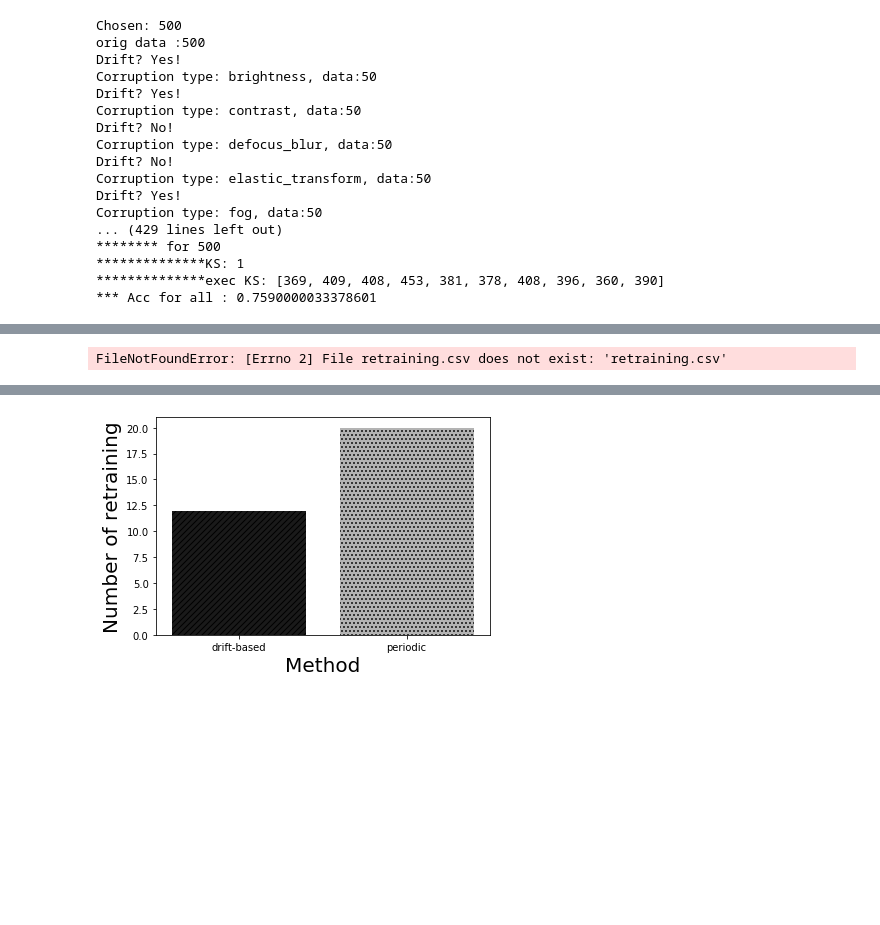
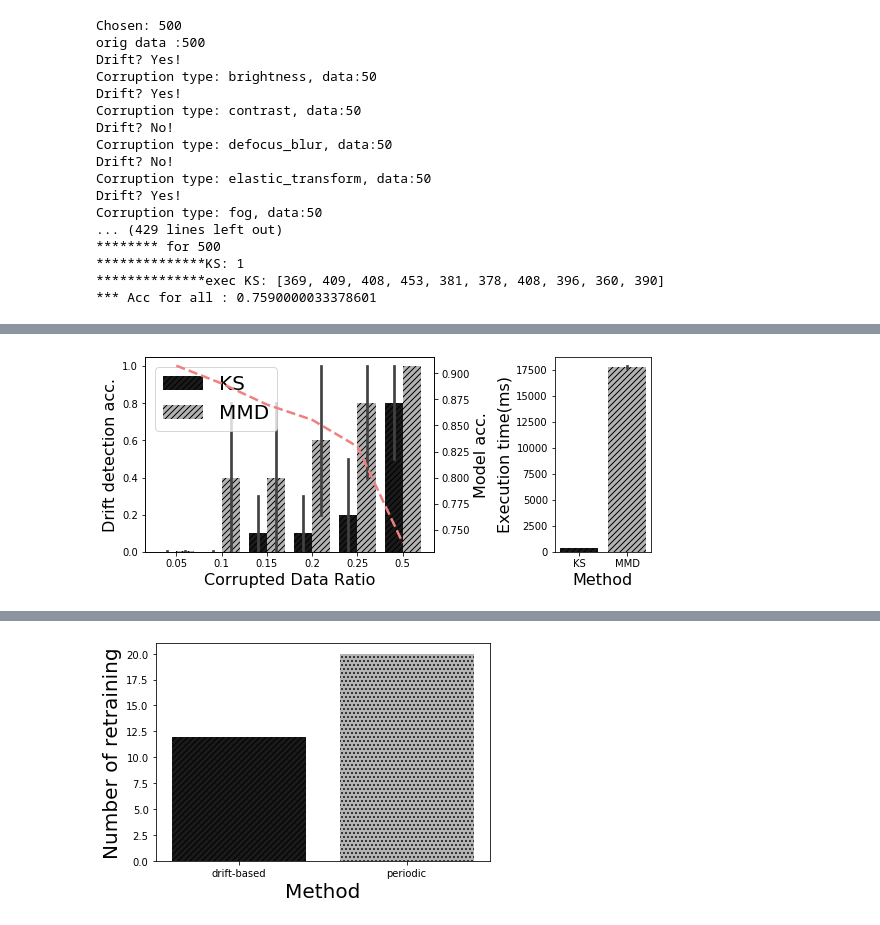
Before and after one commit to mtoslalibu/kfserving, a Jupyter notebook: mert-examples/cd_ks_cifar10.ipynb, the cells around one changed output, grey strips where cells are left out. Cells and saved outputs as stored; diff of their text form; code cells hidden in the pictures; blank space fills up the shorter version.

```diff
--- a/mert-examples/cd_ks_cifar10.ipynb
+++ b/mert-examples/cd_ks_cifar10.ipynb
@@ -391,58 +405,76 @@ import pandas as pd
 sns.set_color_codes("dark")
 # sns.set_palette(sns.color_palette(get_colors()))
 
-df = pd.read_csv('retraining.csv')
+df = pd.read_csv('KS-results-updated.csv')
 # fig,ax = plt.subplots()
 # fig = plt.figure()
-f, ax = plt.subplots()
+# f, ax = plt.subplots()
+fig, (ax, ax3) = plt.subplots(1, 2, figsize=(10,5.5),
+                       gridspec_kw={
+                           'width_ratios': [3, 1]})
+
+fig.tight_layout(pad=9) # Or equivalently,  "plt.tight_layout()"
+
+# line = plt.Line2D((.5,.5),(.4,.9), color="k", linewidth=2)
+# fig.add_artist(line)
+# fig.figsize(30,30)
 # ax2 = ax.twinx()
 
-ax= sns.barplot(
+ax= sns.barplot(ax=ax,
     data=df,
     x="corrupted", y="drift", hue="method",ci=95,palette=sns.color_palette(get_colors())
 )
 
 # # Define some hatches
 # hatches = ['...',  '\\', '',  '\\','-',  '\\','-',  '\\','-',  '\\','-',  '\\','-',  '\\','-',  '\\']
 hatches = ["...","...","...","...","...","...","...","...","...","...","...","..."]
 hatches = ["////","////","////","////","////","////","////","////","////","////","////","////","////"]
 
 # Loop over the bars
 for i,thisbar in enumerate(ax.patches):
     # Set a different hatch for each bar
 #     print(i)
     thisbar.set_hatch(hatches[i])
 
+
+# fig1,ax1 = plt.subplots()
+ax1 = ax.twinx()
+df_line = pd.read_csv('model_acc_line.csv')
+res = np.array([0.907199997,0.890199995,0.869999999,0.855400002,0.829799992,0.737699991])
+sns.lineplot(ax =ax1,data = res,color='lightcoral', linewidth=2.5)
+ax1.lines[0].set_linestyle("--")
+
+ax1.set_ylabel('Model acc.',fontsize=16);
+
 ax.legend(fontsize=20)
-ax.set_ylabel('Acc',fontsize=20);
-ax.set_xlabel('Corrupted Data Ratio',fontsize=20);
+ax.set_ylabel('Drift detection acc.',fontsize=16);
+ax.set_xlabel('Corrupted Data Ratio',fontsize=16);
+
+# fig2,ax2 = plt.subplots()
+# # ax2 = ax.twinx()
+# ax2= sns.lineplot( ax = ax2,
+#     data=df,
+#     x="corrupted", y="model_acc",  sort = False, marker='o'
+# )
+# # ax2.grid(False)
+
+# # ax2.legend(fontsize=20)
+# ax2.set_ylabel('Model Accuracy',fontsize=20);
+# ax2.set_xlabel('Corrupted Data Ratio',fontsize=20);
 
 
-fig2,ax2 = plt.subplots()
-# ax2 = ax.twinx()
-ax2= sns.lineplot( ax = ax2,
-    data=df.loc[df['method'] == "KS"],
-    x="corrupted", y="model_acc",  sort = False, marker='x'
-)
-# ax2.grid(False)
-
-# ax2.legend(fontsize=20)
-ax2.set_ylabel('Model Accuracy',fontsize=20);
-ax2.set_xlabel('Corrupted Data Ratio',fontsize=20);
-
-
-fig,ax3 = plt.subplots()
+# fig,ax3 = plt.subplots()
 a= sns.barplot(ax=ax3,
     data=df,
     x="method", y="exec",ci=95
 )
 for i,thisbar in enumerate(a.patches):
     # Set a different hatch for each bar
 #     print(i)
     thisbar.set_hatch(hatches[i])
 
-ax3.legend(fontsize=20)
-ax3.set_ylabel('Execution time',fontsize=20);
-ax3.set_xlabel('Corrupted Data Ratio',fontsize=20);
+# ax3.legend(fontsize=20)
+ax3.set_ylabel('Execution time(ms)',fontsize=16);
+ax3.set_xlabel('Method',fontsize=16);
 # %% [output]
-FileNotFoundError: [Errno 2] File retraining.csv does not exist: 'retraining.csv'
+[figure, added]
```
Also changed, not shown: parts of 5 cells of this notebook, 9 other files.
